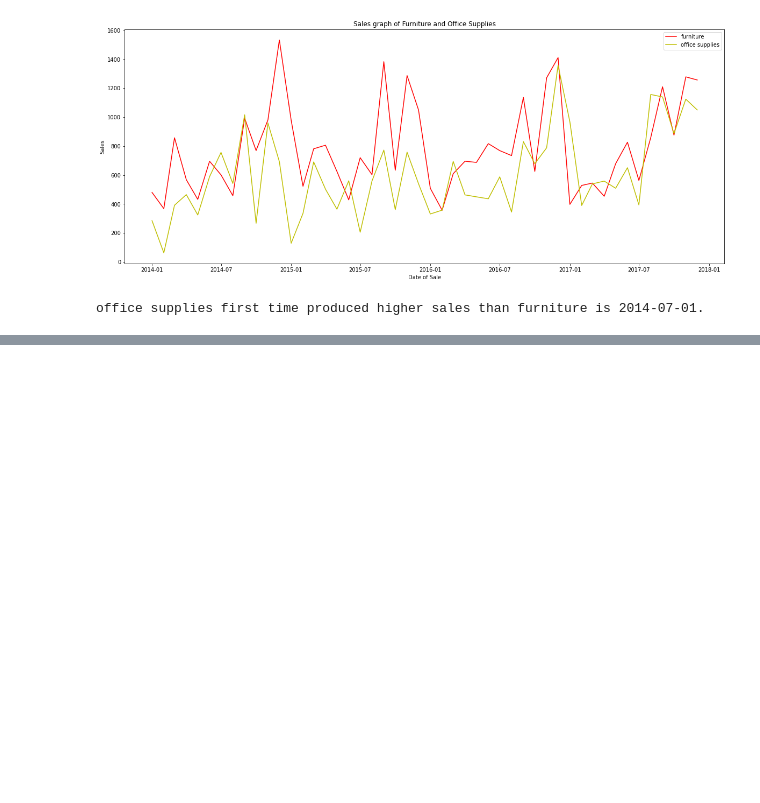
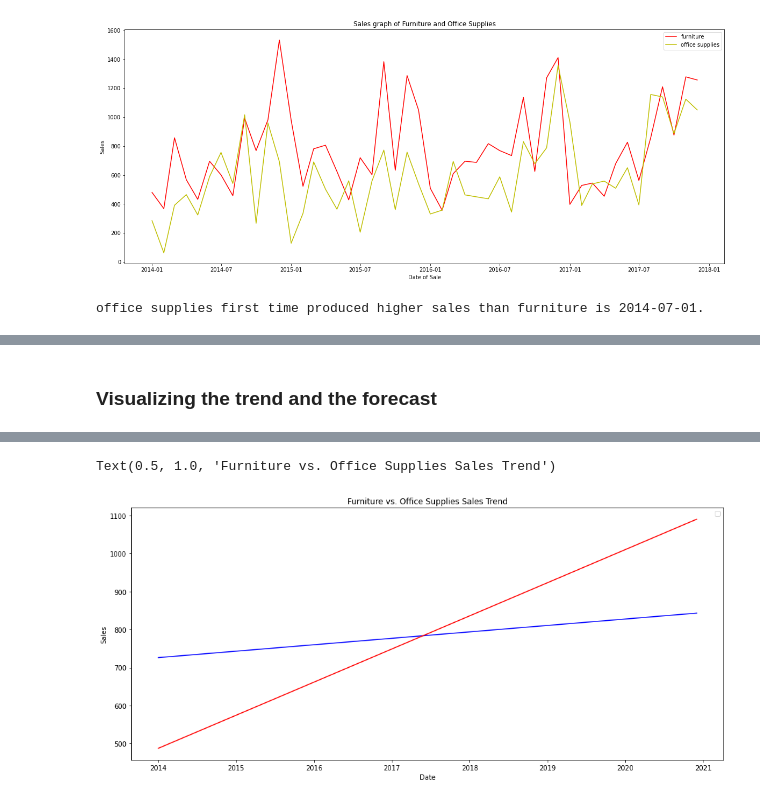
Before and after one commit to 3liud/Sales-forecast-using-time-series-data, a Jupyter notebook: sales_prediction.ipynb, the cells around one changed output, grey strips where cells are left out. Drawn from its saved outputs; the diff is of its cells as text; code cells hidden in the pictures; blank space fills up the shorter version.

```diff
--- a/sales_prediction.ipynb
+++ b/sales_prediction.ipynb
@@ -450,0 +491,15 @@ office supplies first time produced higher sales than furniture is 2014-07-01.
+# %%
+furniture_names = ['furniture_%s' % column for column in furniture_forecast.columns]
+office_names = ['office_%s' % column for column in office_forecast.columns]
+
+merge_furniture_forecast = furniture_forecast.copy()
+merge_office_forecast = office_forecast.copy()
+
+merge_furniture_forecast.columns = furniture_names
+merge_office_forecast.columns = office_names
+
+forecast = pd.merge(merge_furniture_forecast, merge_office_forecast, how = "inner", left_on = 'furniture_ds',
+                   right_on = 'office_ds')
+
+forecast = forecast.rename(columns={'furniture_ds': 'Date'}).drop('office_ds', axis=1)
+forecast.head()
@@ -450,0 +514,11 @@ office supplies first time produced higher sales than furniture is 2014-07-01.
+# %% [markdown]
+### Visualizing the trend and the forecast
+# %%
+plt.figure(figsize=(16, 7))
+plt.plot(forecast['Date'], forecast['furniture_trend'], 'b-')
+plt.plot(forecast['Date'], forecast['office_trend'], 'r-')
+plt.legend()
+plt.xlabel('Date')
+plt.ylabel('Sales')
+plt.title('Furniture vs. Office Supplies Sales Trend')
+# %% [output]
@@ -450,0 +526,2 @@ office supplies first time produced higher sales than furniture is 2014-07-01.
+Text(0.5, 1.0, 'Furniture vs. Office Supplies Sales Trend')
+[figure, added]
```
Also changed, not shown: parts of 13 cells of this notebook.
